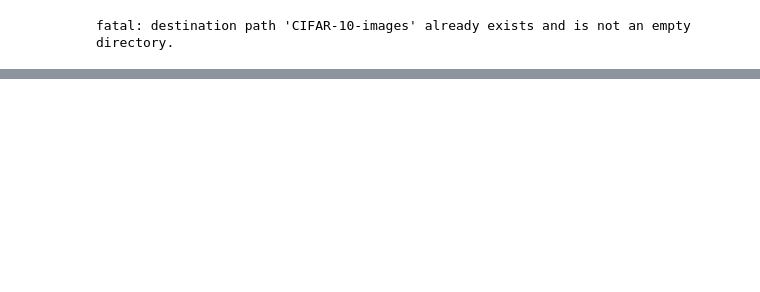
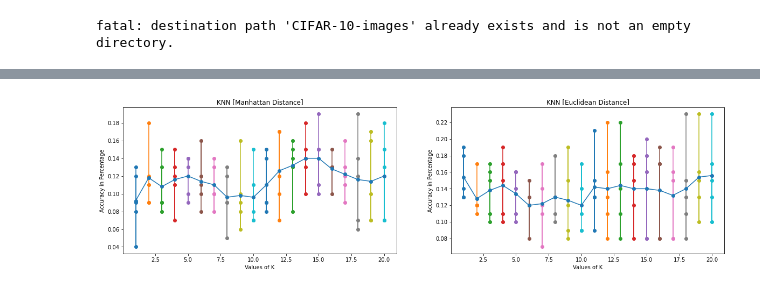
Before and after one commit to shasabbir/cvpr, a Jupyter notebook: mid_term_project.ipynb, the cells around one changed output, grey strips where cells are left out. Cells and saved outputs as stored; diff of their text form; code cells hidden in the pictures; blank space fills up the shorter version.

```diff
--- a/mid_term_project.ipynb
+++ b/mid_term_project.ipynb
@@ -176,0 +167,12 @@ plt.plot(k_array, accuracy_array)
+# %%
+pickle_in = open("x_train,pickle","rb")
+x_train = pickle.load(pickle_in)
+
+pickle_in = open("y_train,pickle","rb")
+y_train = pickle.load(pickle_in)
+
+pickle_in = open("x_test,pickle","rb")
+x_test = pickle.load(pickle_in)
+
+pickle_in = open("y_test,pickle","rb")
+y_test = pickle.load(pickle_in)
@@ -176,0 +254,36 @@ plt.plot(k_array, accuracy_array)
+# %%
+avg1 = []
+avg2 = []
+np.warnings.filterwarnings('ignore', category=np.VisibleDeprecationWarning)
+k = np.array(accuracy)[:,1]
+
+plt.figure(figsize=(20,5))
+plt.subplot(1,2,1)
+plt.title('KNN [Manhattan Distance]')
+
+for i in range(len(accuracy)):
+    a = np.full((5), i+1, dtype=int)
+    l1 = np.array(accuracy[i][0])[:,0]
+    avg1.append(np.average(l1))
+    plt.plot(a, l1, 'o-')
+
+plt.plot(k, avg1, 'o-')
+plt.xlabel('Values of K')
+plt.ylabel('Accuracy in Percentage')
+plt.subplot(1,2,2)
+plt.title('KNN [Euclidean Distance]')
+
+
+for i in range(len(accuracy)):
+    a = np.full((5), i+1, dtype=int)
+    l2 = np.array(accuracy[i][0])[:,1]
+    avg2.append(np.average(l2))
+    plt.plot(a, l2, 'o-')
+
+plt.plot(k, avg2, 'o-')
+plt.xlabel('Values of K')
+plt.ylabel('Accuracy in Percentage')
+
+plt.show()
+# %% [output]
+[figure, added]
```
Also changed, not shown: parts of 35 cells of this notebook.
